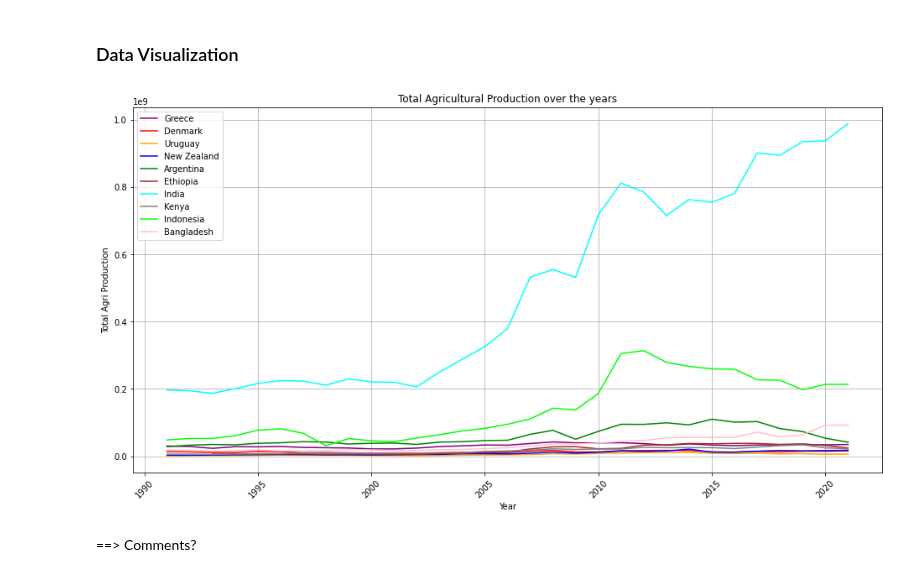
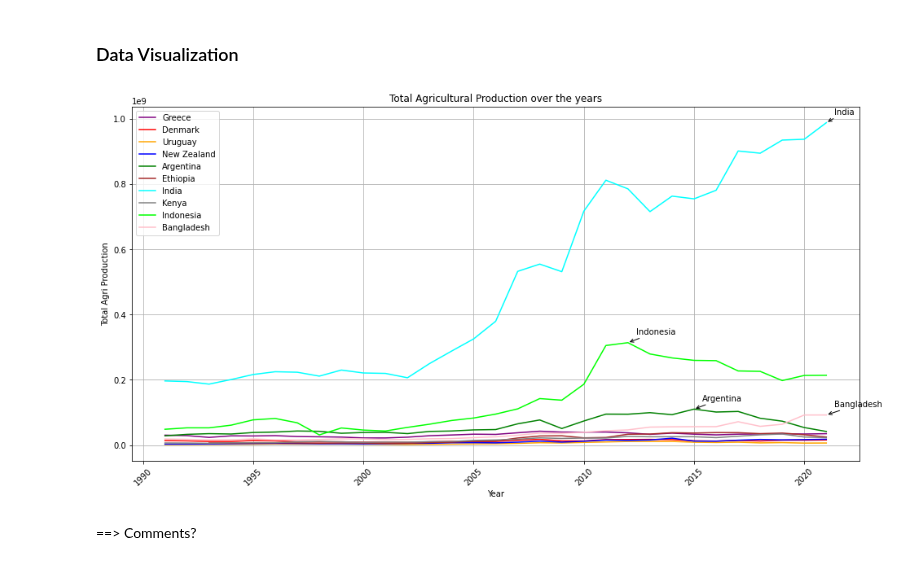
Before and after one commit to saumyasucharita/Agriculture-Data-Analysis, a Jupyter notebook: Exploratory Agriculture Data Analysis-FAOSTAT.ipynb, the cells around one changed output. Saved outputs shown, nothing was run; the diff lists cells and outputs as text; code cells hidden in the pictures.

```diff
--- a/Exploratory Agriculture Data Analysis-FAOSTAT.ipynb
+++ b/Exploratory Agriculture Data Analysis-FAOSTAT.ipynb
@@ -204,7 +206,7 @@ countries_group1 = ['Greece', 'Denmark', 'Uruguay', 'New Zealand', 'Argentina']
 countries_group2 = ['Ethiopia', 'India', 'Kenya', 'Indonesia', 'Bangladesh']
 
 
-def plot_lineplot(df, factor, title, country_names):
+def plot_lineplot(df, factor, title, country_names, loc = 'upper left' ):
 
     # Create a figure and axis
     fig, ax3 = plt.subplots(1, figsize=(16, 8))
@@ -238,7 +240,7 @@ def plot_lineplot(df, factor, title, country_names):
     plt.xlabel('Year')
     plt.ylabel(factor)
     plt.title(title)
-    plt.legend(loc='upper left')
+    plt.legend(loc=loc)
     plt.grid(True)
     plt.xticks(rotation=45)
     plt.show()
@@ -690,9 +719,9 @@ See the caveats in the documentation: https://pandas.pydata.org/pandas-docs/stab
 # %% [markdown]
 ### Data Visualization
 # %%
-plot_lineplot(agri_prod_data, 'Total Agri Production', 'Total Agricultural Production over the years')
+plot_lineplot(agri_prod_data, 'Total Agri Production', 'Total Agricultural Production over the years', ['India', 'Indonesia', 'Bangladesh', 'Argentina'])
 # %% [output]
-[figure, old version]
+[figure, new version]
 # %% [markdown]
 ==> Comments?
 # %% [markdown]
```
Also changed, not shown: parts of 39 cells of this notebook, 3 other files.
